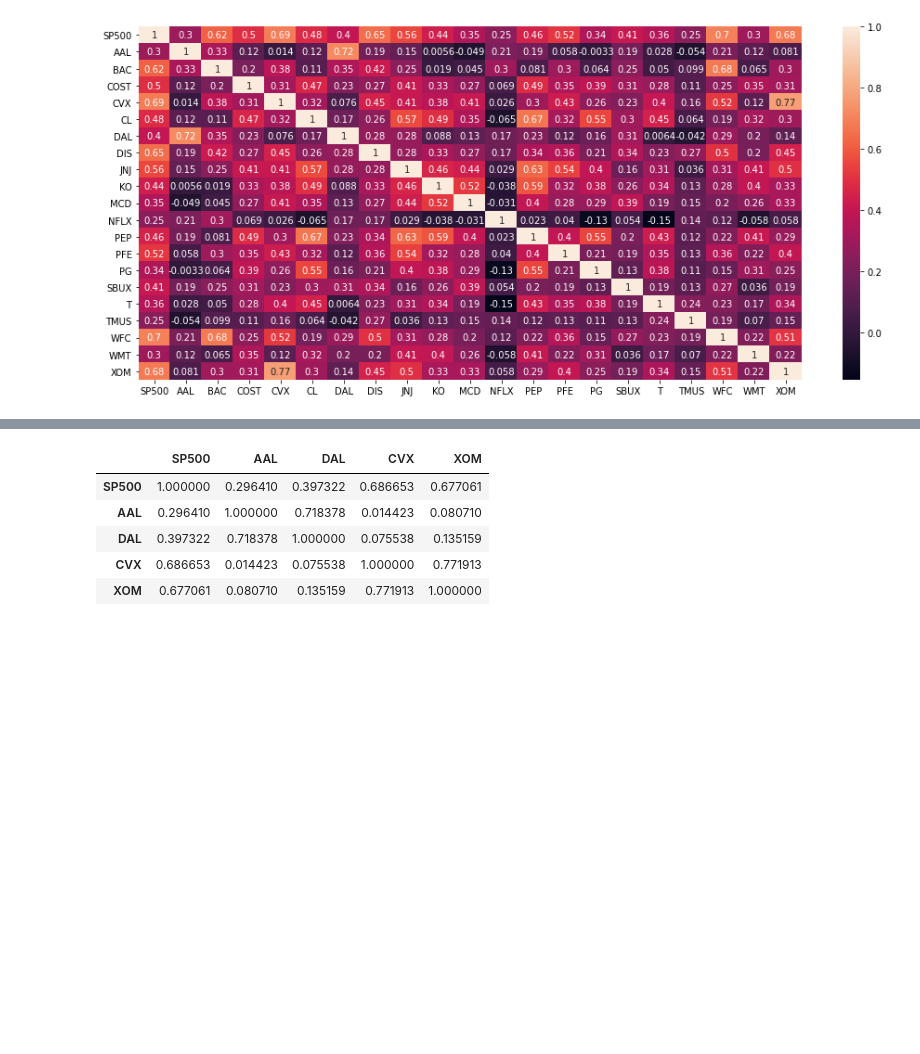
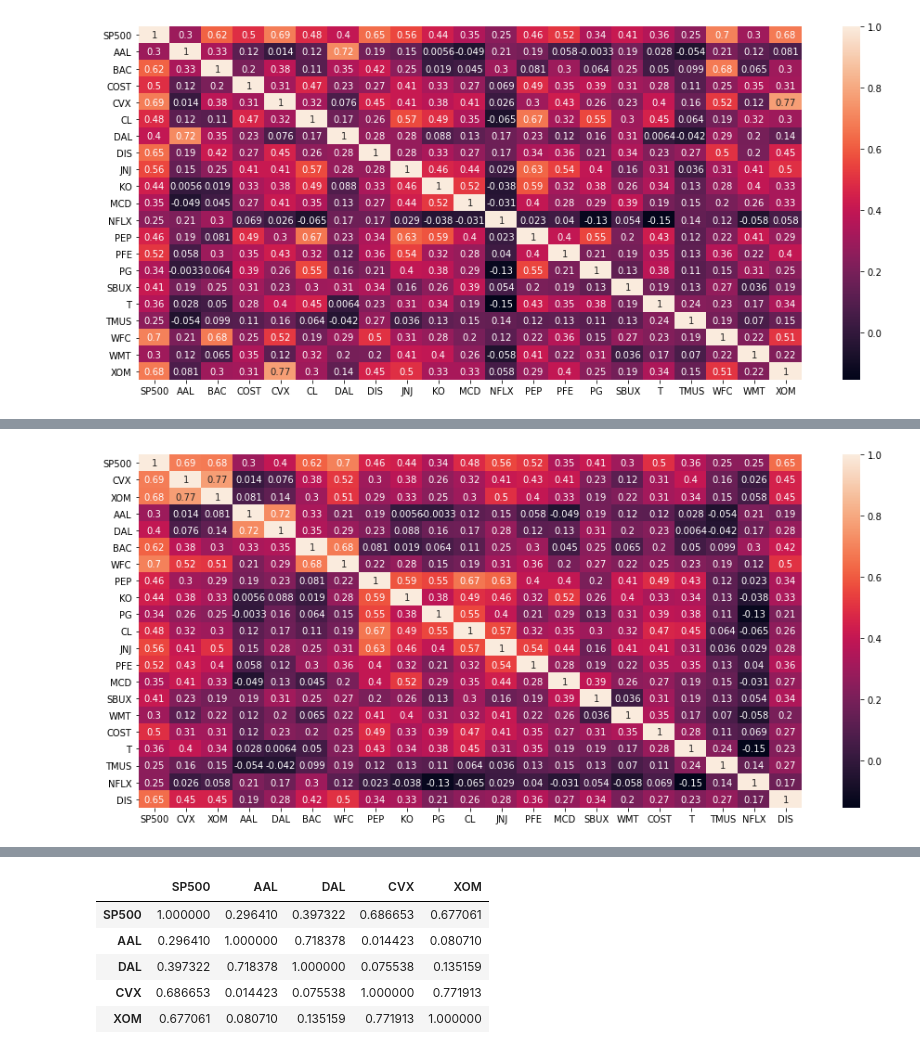
Before and after one commit to claybeaver/Group9_Project1, a Jupyter notebook: Final_notebook.ipynb, the cells around one changed output, grey strips where cells are left out. Cells and saved outputs as stored; diff of their text form; code cells hidden in the pictures; blank space fills up the shorter version.

Commit message:
Added Correlation Matrix Cleanup

```diff
--- a/Final_notebook.ipynb
+++ b/Final_notebook.ipynb
@@ -859,3 +859,9 @@ ax1 = sn.heatmap(CorrelationMat, cbar=0, cmap="YlGnBu",linewidths=2,
 plt.show()
 # %% [output]
 [figure]
+# %%
+CorrelationMat0 = returns_df[["SP500", "CVX", "XOM", "AAL", "DAL",
+                              "BAC", "WFC", "PEP", "KO",
+                             "PG", "CL", "JNJ", "PFE", "MCD", "SBUX",
+                            "WMT", "COST", "T","TMUS", "NFLX","DIS"]].corr()
+CorrelationMat0
@@ -861,0 +887,10 @@ plt.show()
+# %%
+#Corelation matrix visual
+sn.heatmap(CorrelationMat0, annot=True) #, cbar_kws={'orientation': 'horizontal'})        # , square=True
+#plt.savefig("Images/CorrMatrix.png")
+ax1 = sn.heatmap(CorrelationMat0, cbar=0, cmap="YlGnBu",linewidths=2,
+                 ax=PriceStd_Bar, vmax=3000, vmin=0, square=True) #  fmt="d",
+#sn.set(font_scale=10)
+plt.show()
+# %% [output]
+[figure, added]
```
Also changed, not shown: parts of 2 cells of this notebook.
